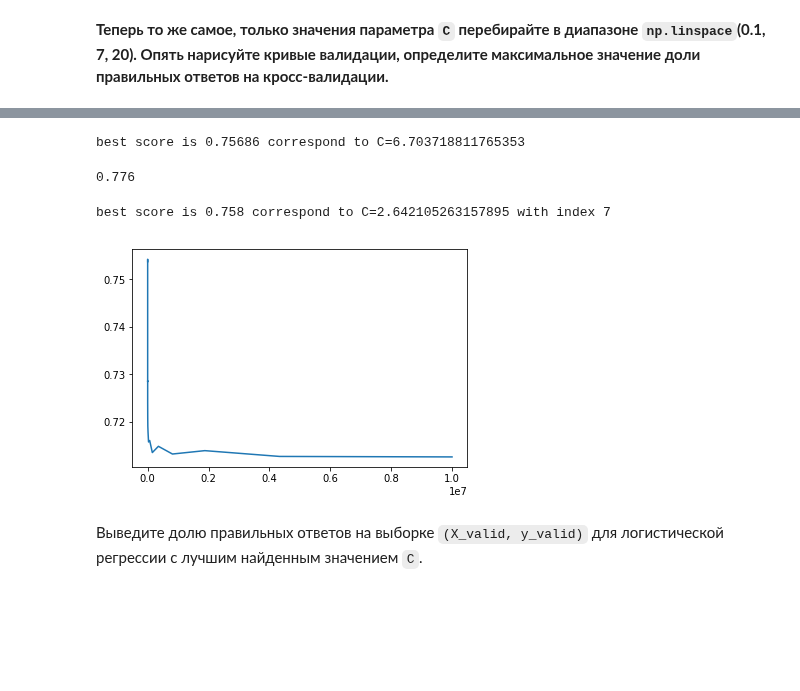
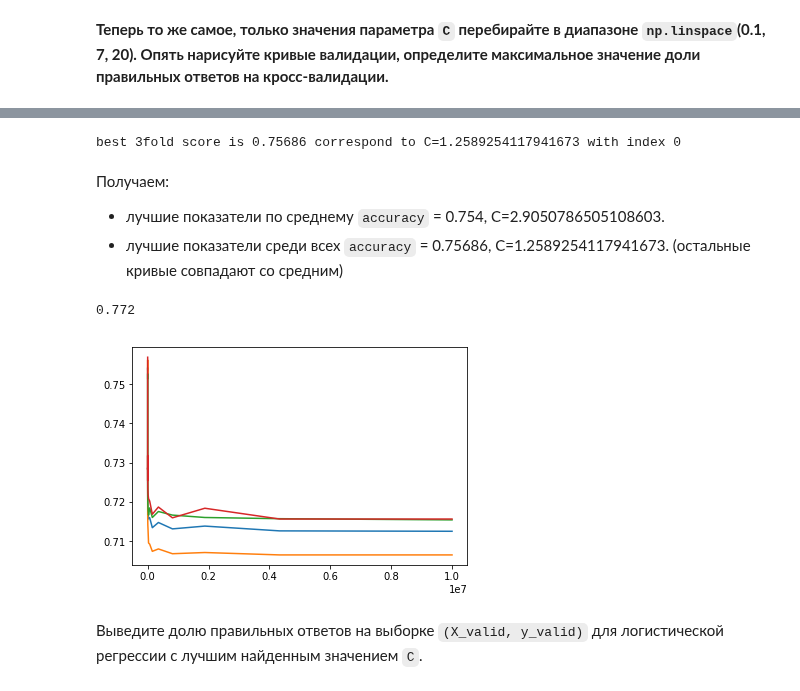
Before and after one commit to n-surkov/coursera_ml, a Jupyter notebook: solution/week4_training.ipynb, the cells around one changed output, grey strips where cells are left out. Drawn from its saved outputs; the diff is of its cells as text; code cells hidden in the pictures; blank space fills up the shorter version.

```diff
--- a/solution/week4_training.ipynb
+++ b/solution/week4_training.ipynb
@@ -276,7 +261,8 @@ LogisticRegressionCV(Cs=array([1.25892541e+00, 2.90507865e+00, 6.70371881e+00, 1
                      n_jobs=-1, penalty='l2', random_state=17, refit=True,
                      scoring=None, solver='lbfgs', tol=0.0001, verbose=0)
 # %%
-logit_mean_cv_scores2 = list(logit_grid_searcher2.scores_.values())[0].mean(axis=0)
+logit_cv_scores2 = list(logit_grid_searcher2.scores_.values())[0]
+logit_mean_cv_scores2 = logit_cv_scores2.mean(axis=0)
 # %%
 assert (logit_grid_searcher2.Cs_ == logit_c_values2).all()
 i = np.argmax(logit_mean_cv_scores2)
@@ -301,27 +285,27 @@ best score is 0.75616 correspond to C=1.2589254117941673
 # %%
-logit_mean_cv_scores2_3 = list(logit_grid_searcher2.scores_.values())[0][:, 0]
-i = np.argmax(logit_mean_cv_scores2_3)
-accu_train = logit_mean_cv_scores2_3[i]
-print('best score is {:.5f} correspond to C={}'.format(logit_mean_cv_scores2_3[i], logit_c_values2[i]))
+i = np.argmax(logit_cv_scores2[2, :])
+accu_train_3 = logit_cv_scores2[2, i]
+print('best 3fold score is {:.5f} correspond to C={} with index {}'.format(logit_cv_scores2[2, i], logit_c_values2[i], i))
 # %% [output]
-best score is 0.75686 correspond to C=6.703718811765353
+best 3fold score is 0.75686 correspond to C=1.2589254117941673 with index 0
+# %% [markdown]
+Получаем:
+* лучшие показатели по среднему `accuracy` = 0.754, C=2.9050786505108603.
+* лучшие показатели среди всех `accuracy` = 0.75686, C=1.2589254117941673. (остальные кривые совпадают со средним)
 # %%
-logit = LogisticRegression(random_state=17, C=logit_c_values2[i])
+logit = LogisticRegression(random_state=17, C=1.2589254117941673)
 logit.fit(X_train, y_train)
 y_predict = logit.predict(X_valid)
 accu_valid = accuracy_score(y_valid, y_predict)
 print('{:.3f}'.format(accu_valid))
 # %% [output]
-0.776
+0.772
-# %%
-i = np.argmax(logit_grid_searcher.cv_results_['mean_test_score'])
-accu_train = logit_grid_searcher.cv_results_['mean_test_score'][i]
-print('best score is {:.3f} correspond to C={} with index {}'.format(accu_train, logit_grid_searcher.cv_results_['param_C'][i], i))
-# %% [output]
-best score is 0.758 correspond to C=2.642105263157895 with index 7
-# %%
-plt.plot(logit_c_values2, logit_mean_cv_scores2);
-# %% [output]
-[figure, removed]
+# %%
+plt.plot(logit_c_values2, logit_mean_cv_scores2);
+plt.plot(logit_c_values2, logit_cv_scores2[0, :]);
+plt.plot(logit_c_values2, logit_cv_scores2[1, :]);
+plt.plot(logit_c_values2, logit_cv_scores2[2, :]);
+# %% [output]
+[figure, added]
 # %% [markdown]
 Выведите долю правильных ответов на выборке `(X_valid, y_valid)` для логистической регрессии с лучшим найденным значением `C`.
```
Also changed, not shown: parts of 31 cells of this notebook.
